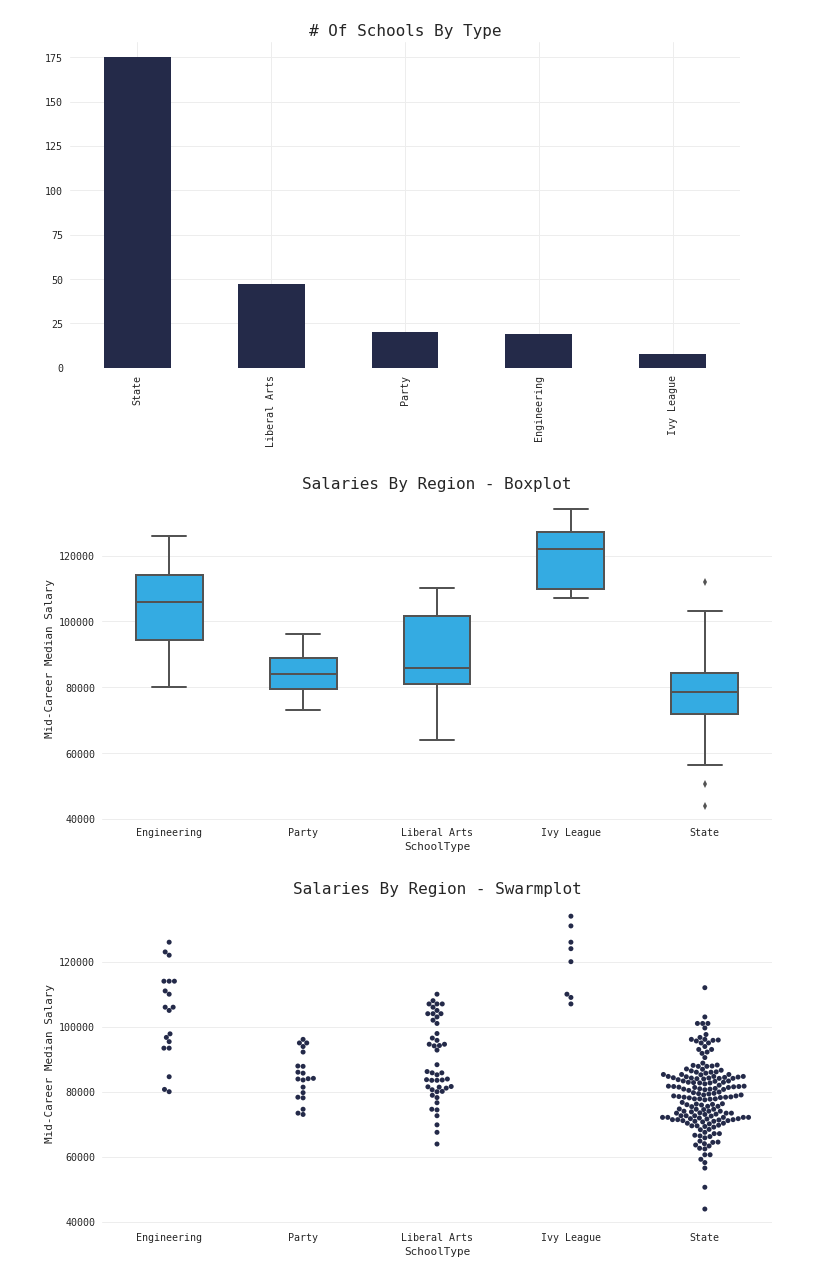
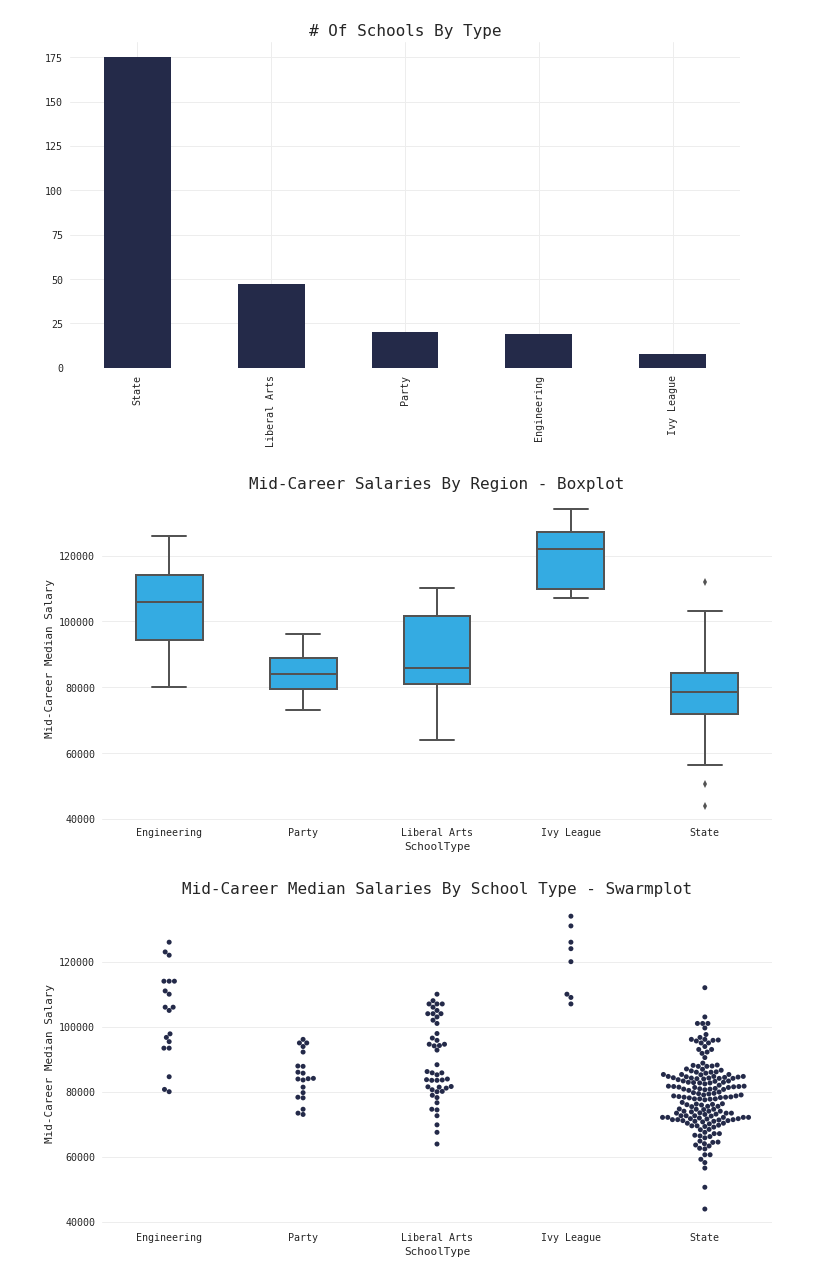
Before and after one commit to qu4ku/datasets-analysis, a Jupyter notebook: 002-collage-salaries.ipynb, the cells around one changed output. Cells and saved outputs as stored; diff of their text form; code cells hidden in the pictures.

Commit message:
salaries

```diff
--- a/002-collage-salaries.ipynb
+++ b/002-collage-salaries.ipynb
@@ -297,13 +297,13 @@ plt.title('# Of Schools By Type');
 # %%
 sns.boxplot(x=type_df.SchoolType, y=type_df.Mid50, color=colors[1],
            linewidth=2, width=.5)
-plt.title('Salaries By Region - Boxplot');
+plt.title('Mid-Career Salaries By Region - Boxplot');
 plt.ylabel('Mid-Career Median Salary');
 # %% [output]
-[figure, old version]
+[figure, new version]
 # %%
 sns.swarmplot(x=type_df.SchoolType, y=type_df.Mid50, color=MC)
-plt.title('Salaries By Region - Swarmplot');
+plt.title('Mid-Career Median Salaries By School Type - Swarmplot');
 plt.ylabel('Mid-Career Median Salary');
 # %% [output]
-[figure, old version]
+[figure, new version]
```
Also changed, not shown: parts of 3 cells of this notebook.
